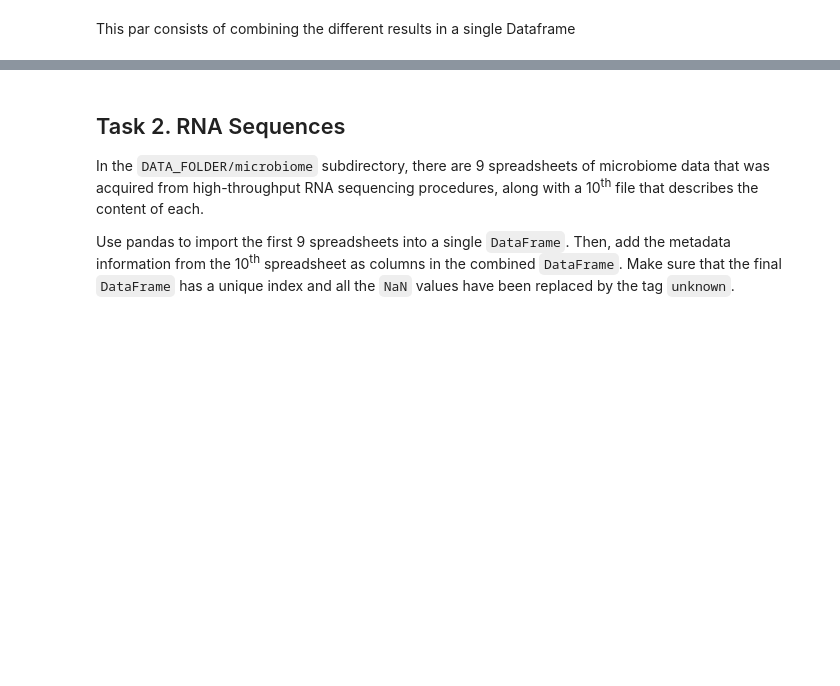
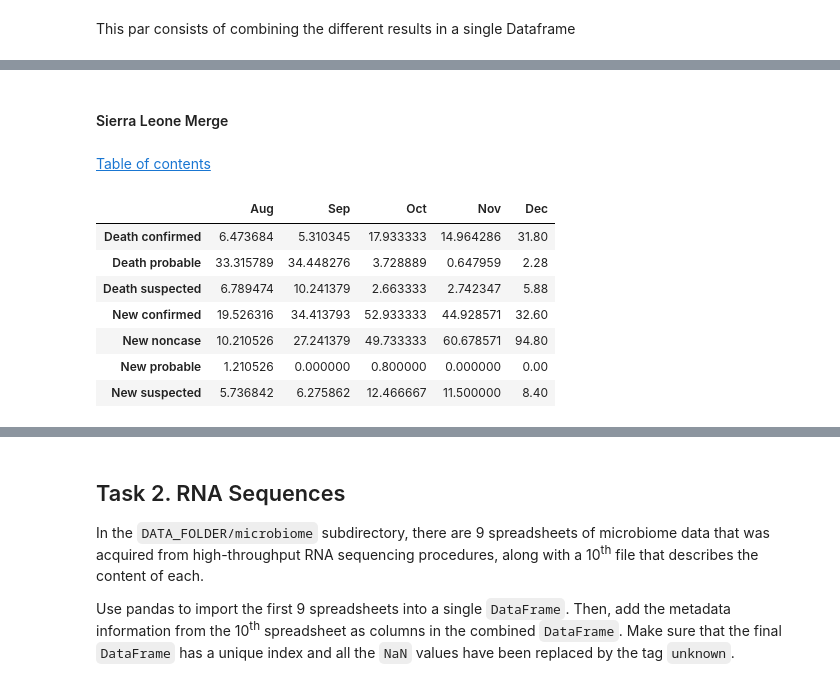
Before and after one commit to IsaacLeimgruber/ADA_labs_repo, a Jupyter notebook: 01 - Pandas and Data Wrangling/Homework 1_isaac.ipynb, the cells around one changed output, grey strips where cells are left out. Drawn from its saved outputs; the diff is of its cells as text; code cells hidden in the pictures; blank space fills up the shorter version.

```diff
--- a/01 - Pandas and Data Wrangling/Homework 1_isaac.ipynb
+++ b/01 - Pandas and Data Wrangling/Homework 1_isaac.ipynb
@@ -419,0 +557,8 @@ sl_final_means
+# %%
+sl_unstacked.reindex(['new_noncase', 'new_suspected', 'new_probable', 'new_confirmed',
+                               'death_suspected', 'death_probable', 'death_confirmed'])
+sl_unstacked.index = ['Death confirmed', 'Death probable', 'Death suspected',
+                      'New confirmed', 'New noncase', 'New probable', 'New suspected'
+                     ]
+sl_unstacked = sl_unstacked['National']
+sl_unstacked.head(2)
@@ -419,0 +696,19 @@ sl_final_means
+# %%
+first_date_sl = date(2014, 12, 1)
+last_date_sl = date(2014, 12, 6)
+date_death_mean = date(2014, 10, 10)
+sl_start = sl_unstacked[[first_date_sl]]
+sl_end = sl_unstacked[[last_date_sl]]
+
+month_sl = sl_unstacked.loc[:,first_date_sl:last_date_sl]
+month_start_sl = sl_start.columns[0]
+month_end_sl = sl_end.columns[0]
+
+days_sl = (month_end_sl - month_start_sl).days
+death_c = (month_sl.loc['Death confirmed', last_date_sl] - month_sl.loc['Death confirmed', first_date_sl])/days_sl
+sl_dec_means = month_sl.sum(axis = 1)/days_sl
+sl_dec_means['Death confirmed'] = death_c
+sl_dec_means['Death probable'] = (sl_dec_means['Death probable'] - sl_unstacked.loc['Death probable', date_death_mean])/days_sl
+sl_dec_means['Death suspected'] = (sl_dec_means['Death suspected'] -
+                                   sl_unstacked.loc['Death suspected', date_death_mean])/days_sl
+sl_dec_means
@@ -432,0 +794,4 @@ merged_means
+# %% [markdown]
+#### Sierra Leone Merge
+# %% [markdown]
+ <div class="lev1"><a href="#Table-of-Contents"><span class="toc-item-num"></span>Table of contents</a></div>
@@ -432,0 +813,12 @@ merged_means
+# %%
+sl_merged = pd.concat([sl_aug_means, sl_sep_means,  sl_oct_means, sl_nov_means, sl_dec_means], axis=1)
+sl_merged
+# %% [output]
+|  | Aug | Sep | Oct | Nov | Dec |
+| Death confirmed | 6.473684 | 5.310345 | 17.933333 | 14.964286 | 31.80 |
+| Death probable | 33.315789 | 34.448276 | 3.728889 | 0.647959 | 2.28 |
+| Death suspected | 6.789474 | 10.241379 | 2.663333 | 2.742347 | 5.88 |
+| New confirmed | 19.526316 | 34.413793 | 52.933333 | 44.928571 | 32.60 |
+| New noncase | 10.210526 | 27.241379 | 49.733333 | 60.678571 | 94.80 |
+| New probable | 1.210526 | 0.000000 | 0.800000 | 0.000000 | 0.00 |
+| New suspected | 5.736842 | 6.275862 | 12.466667 | 11.500000 | 8.40 |
```
Also changed, not shown: parts of 53 cells of this notebook.
